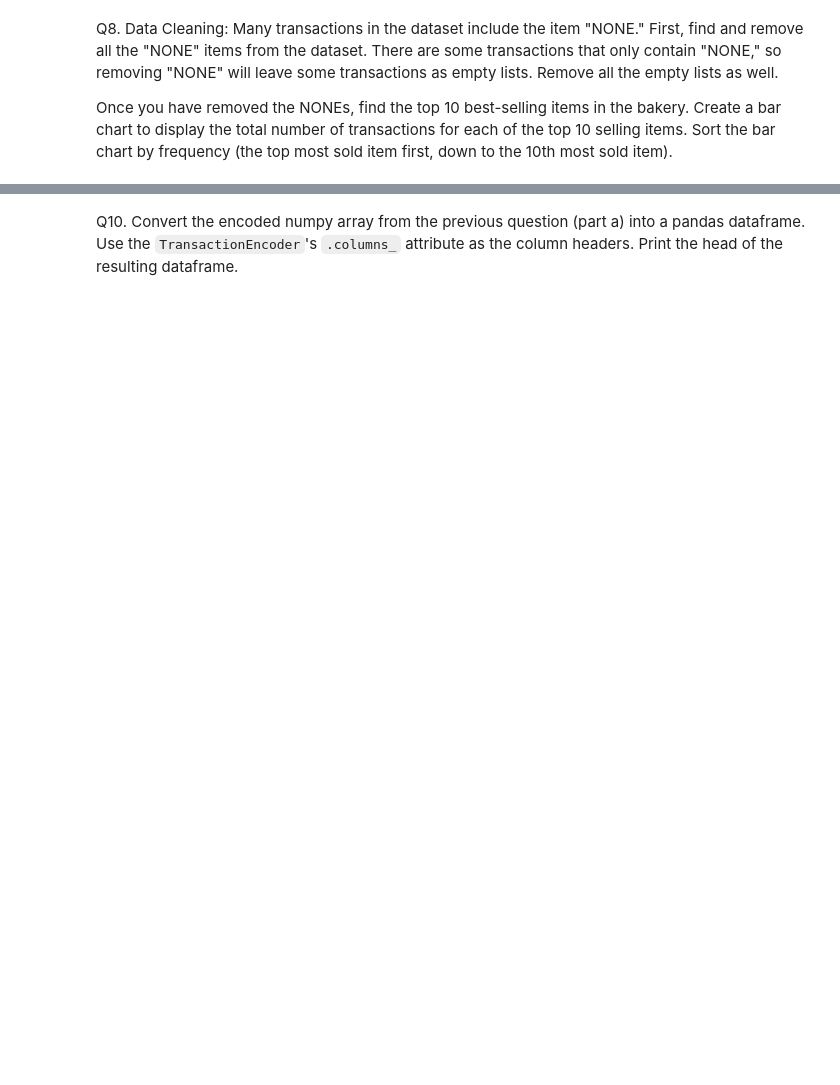
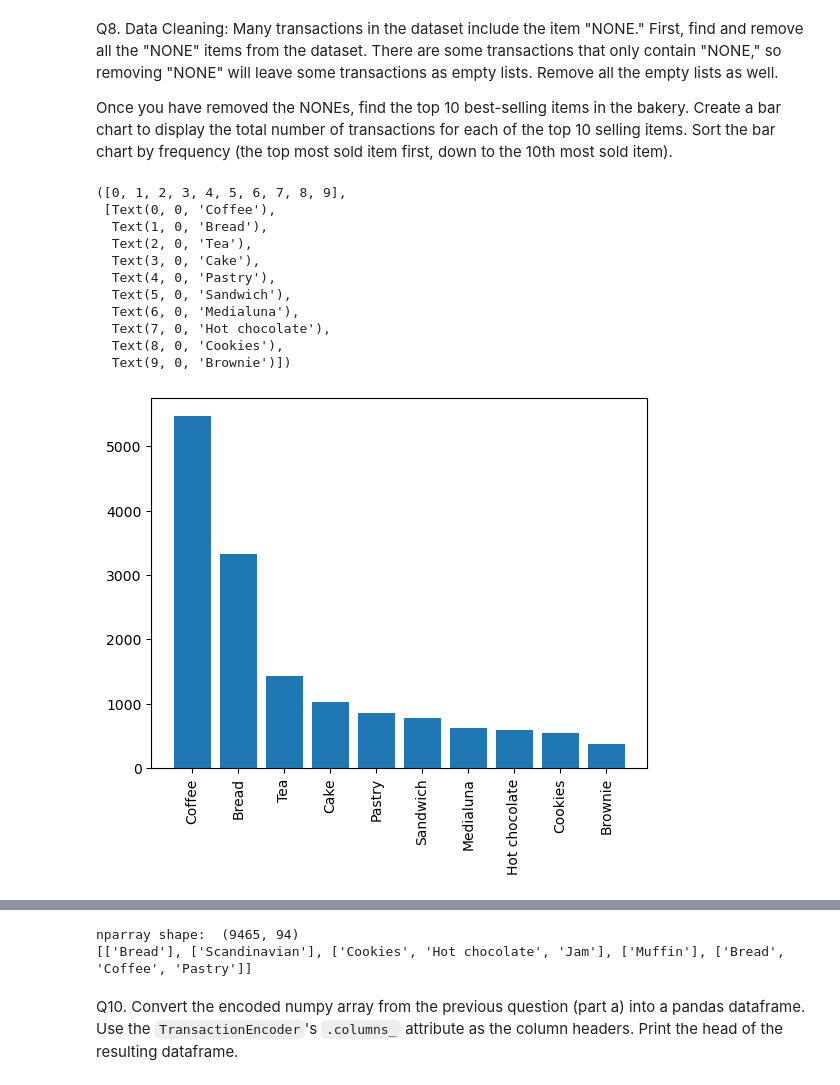
Before and after one commit to jrsmith03/ml-semisuper, a Jupyter notebook: HW 6 - Q-Learning & Association Analysis.ipynb, the cells around one changed output, grey strips where cells are left out. Drawn from its saved outputs; the diff is of its cells as text; code cells hidden in the pictures; blank space fills up the shorter version.

```diff
--- a/HW 6 - Q-Learning & Association Analysis.ipynb
+++ b/HW 6 - Q-Learning & Association Analysis.ipynb
@@ -167,7 +167,7 @@ BLOCK_SIZE = 10
 DIS_WIDTH = 600
 DIS_HEIGHT = 500
 FRAMESPEED = 50000
-NUM_EPISODES = 200
+NUM_EPISODES = 300
 
 # create a SnakeAgent
 agent = SnakeAgent(DIS_WIDTH, DIS_HEIGHT, BLOCK_SIZE)
@@ -181,7 +181,7 @@ for i in range(NUM_EPISODES):
     if game_count > 100:
         agent.epsilon = .01
     else:
-        agent.epsilon = .1
+        agent.epsilon = .3
 
     # Start the game
     # (To turn off the game visualizations, you can set draw=False)
@@ -518,3 +601,35 @@ Once you have removed the NONEs, find the top 10 best-selling items in the baker
+# %%
+# print("Num transactions:", len(dataset))
+freq = {}
+for i in range(len(dataset)-1, 0, -1):
+    for item in dataset[i] :
+        if 'NONE' in dataset[i] :
+            dataset[i].remove('NONE')
+        freq[item] = 1 if item not in freq else freq[item] + 1
+    if (len(dataset[i]) == 0) :
+        dataset.remove(dataset[i])
+
+sorted_freq = dict(sorted(freq.items(), key = lambda item: item[1], reverse=True))
+
+top_ten = list(sorted_freq)[:10]
+sorted_top_ten_val = []
+for i in top_ten :
+    sorted_top_ten_val.append(sorted_freq[i])
+plt.bar(top_ten, sorted_top_ten_val)
+plt.xticks(rotation='vertical')
+# %% [output]
+([0, 1, 2, 3, 4, 5, 6, 7, 8, 9],
+ [Text(0, 0, 'Coffee'),
+  Text(1, 0, 'Bread'),
+  Text(2, 0, 'Tea'),
+  Text(3, 0, 'Cake'),
+  Text(4, 0, 'Pastry'),
+  Text(5, 0, 'Sandwich'),
+  Text(6, 0, 'Medialuna'),
+  Text(7, 0, 'Hot chocolate'),
+  Text(8, 0, 'Cookies'),
+  Text(9, 0, 'Brownie')])
+[figure, added]
 # %% [markdown]
 Q9.
 
@@ -532,2 +645,15 @@ b.) `TransactionEncoder` also has a function `inverse_transform` that allows you
+# %%
+te = TransactionEncoder()
+te_ary = te.fit(dataset).transform(dataset)
+print("nparray shape: ", te_ary.shape)
+# We successfully got a numpy array
+
+subs = te_ary[:5]
+inv = te.inverse_transform(subs)
+print(inv)
+# It appears as if the function worked.
+# %% [output]
+nparray shape:  (9465, 94)
+[['Bread'], ['Scandinavian'], ['Cookies', 'Hot chocolate', 'Jam'], ['Muffin'], ['Bread', 'Coffee', 'Pastry']]
 # %% [markdown]
 Q10. Convert the encoded numpy array from the previous question (part a) into a pandas dataframe. Use the `TransactionEncoder`'s `.columns_` attribute as the column headers. Print the head of the resulting dataframe.
```
Also changed, not shown: parts of 12 cells of this notebook, 1 other file.
